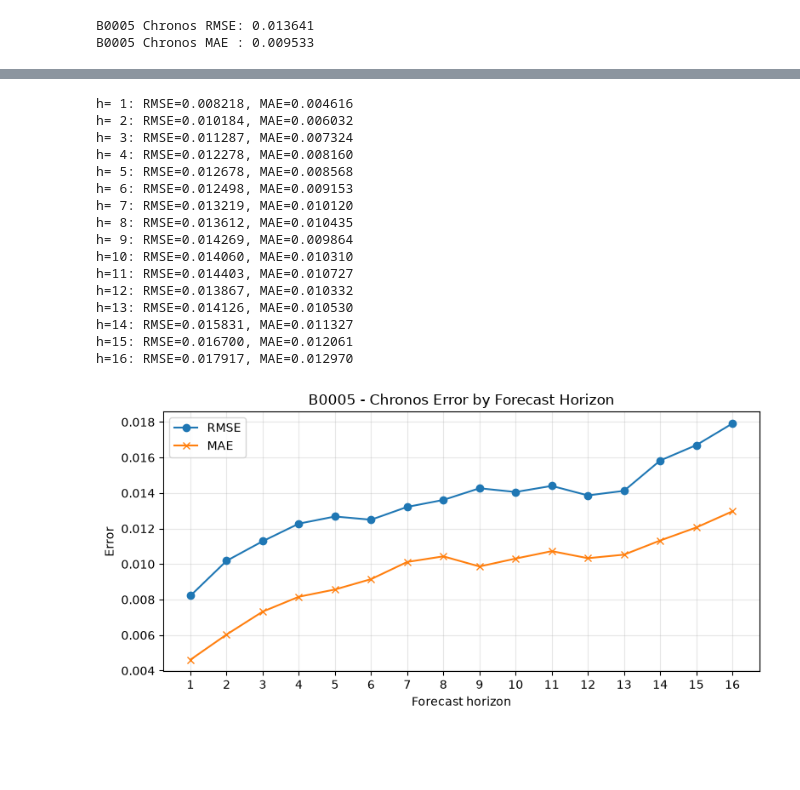
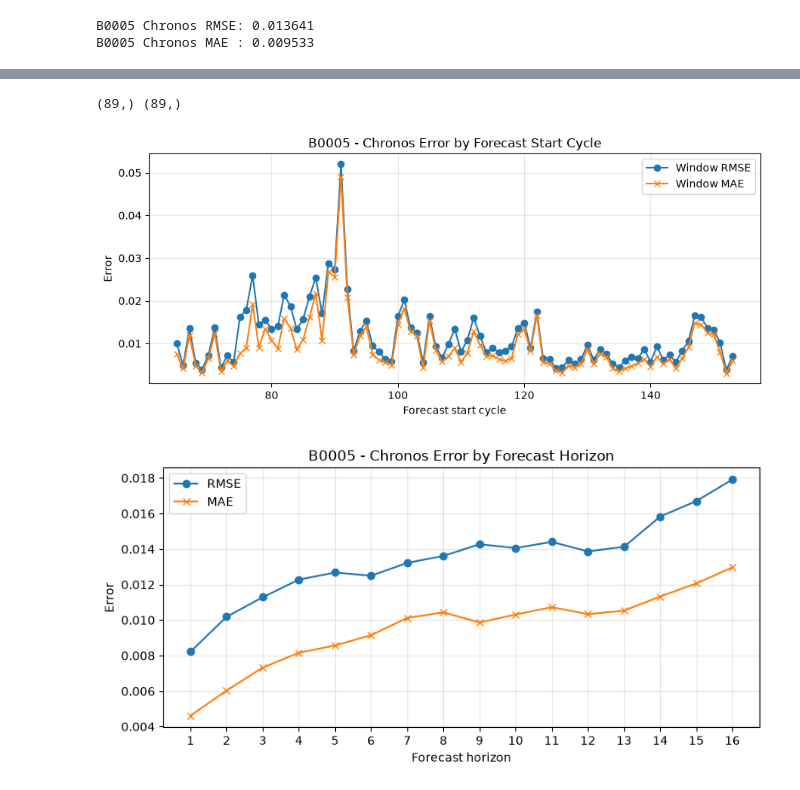
Before and after one commit to HongyeopYun/chronos-battery-soh, a Jupyter notebook: notebooks/02_chronos_zeroshot.ipynb, the cells around one changed output, grey strips where cells are left out. Saved outputs shown, nothing was run; the diff lists cells and outputs as text; code cells hidden in the pictures; blank space fills up the shorter version.

```diff
--- a/notebooks/02_chronos_zeroshot.ipynb
+++ b/notebooks/02_chronos_zeroshot.ipynb
@@ -271,3 +280,42 @@ for idx in window_indices:
+# %%
+window_rmse_0005 = np.sqrt(
+    np.mean((y_0005 - chronos_pred_0005) ** 2, axis=1)
+)
+
+window_mae_0005 = np.mean(
+    np.abs(y_0005 - chronos_pred_0005),
+    axis=1
+)
+
+print(window_rmse_0005.shape, window_mae_0005.shape)
+# %% [output]
+(89,) (89,)
+# %%
+forecast_start_cycles = np.arange(65, 65 + len(window_rmse_0005))
+
+plt.figure(figsize=(9, 4))
+plt.plot(
+    forecast_start_cycles,
+    window_rmse_0005,
+    marker="o",
+    label="Window RMSE"
+)
+plt.plot(
+    forecast_start_cycles,
+    window_mae_0005,
+    marker="x",
+    label="Window MAE"
+)
+
+plt.xlabel("Forecast start cycle")
+plt.ylabel("Error")
+plt.title("B0005 - Chronos Error by Forecast Start Cycle")
+plt.legend()
+plt.grid(alpha=0.3)
+plt.tight_layout()
+plt.show()
+# %% [output]
+[figure, added]
 # %%
 horizon_rmse = np.sqrt(
     np.mean((y_0005 - chronos_pred_0005) ** 2, axis=0)
@@ -277,30 +325,6 @@ horizon_mae = np.mean(
     np.abs(y_0005 - chronos_pred_0005),
     axis=0
 )
-
-for h in range(PREDICTION_LENGTH):
-    print(
-        f"h={h+1:2d}: "
-        f"RMSE={horizon_rmse[h]:.6f}, "
-        f"MAE={horizon_mae[h]:.6f}"
-    )
-# %% [output]
-h= 1: RMSE=0.008218, MAE=0.004616
-h= 2: RMSE=0.010184, MAE=0.006032
-h= 3: RMSE=0.011287, MAE=0.007324
-h= 4: RMSE=0.012278, MAE=0.008160
-h= 5: RMSE=0.012678, MAE=0.008568
-h= 6: RMSE=0.012498, MAE=0.009153
-h= 7: RMSE=0.013219, MAE=0.010120
-h= 8: RMSE=0.013612, MAE=0.010435
-h= 9: RMSE=0.014269, MAE=0.009864
-h=10: RMSE=0.014060, MAE=0.010310
-h=11: RMSE=0.014403, MAE=0.010727
-h=12: RMSE=0.013867, MAE=0.010332
-h=13: RMSE=0.014126, MAE=0.010530
-h=14: RMSE=0.015831, MAE=0.011327
-h=15: RMSE=0.016700, MAE=0.012061
-h=16: RMSE=0.017917, MAE=0.012970
 # %%
 horizons = np.arange(1, PREDICTION_LENGTH + 1)
 
```
Also changed, not shown: parts of 8 cells of this notebook.
